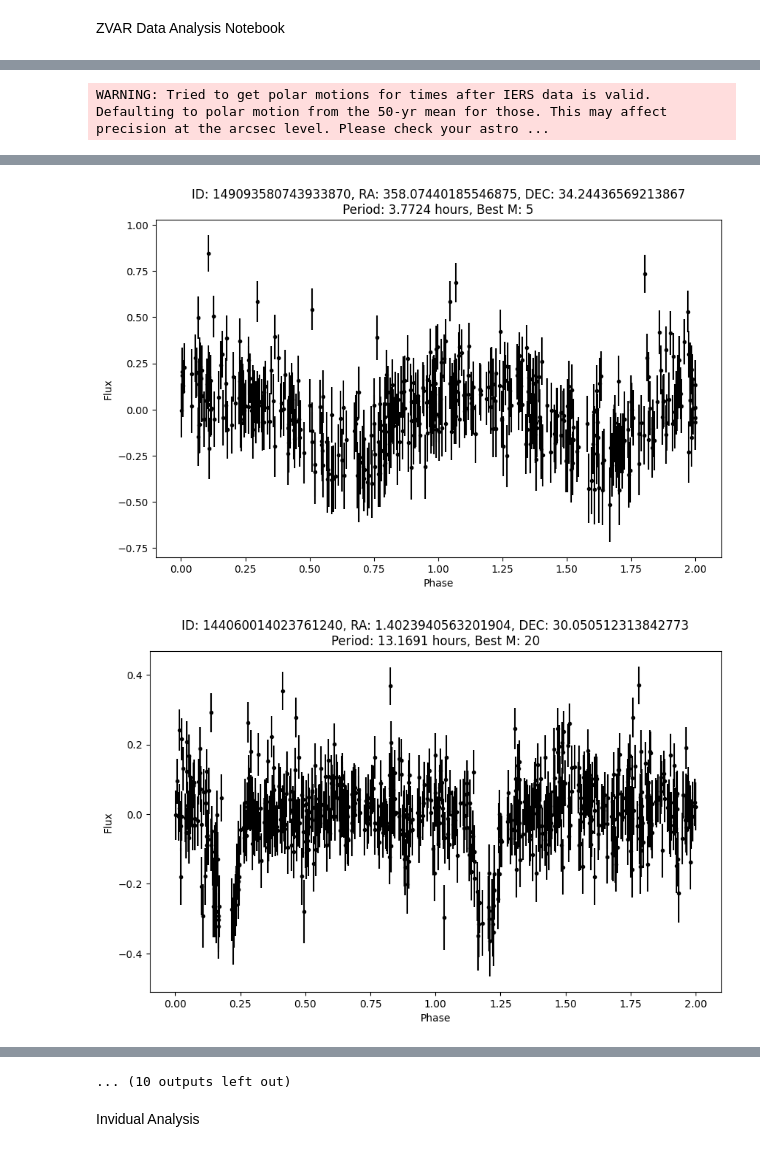
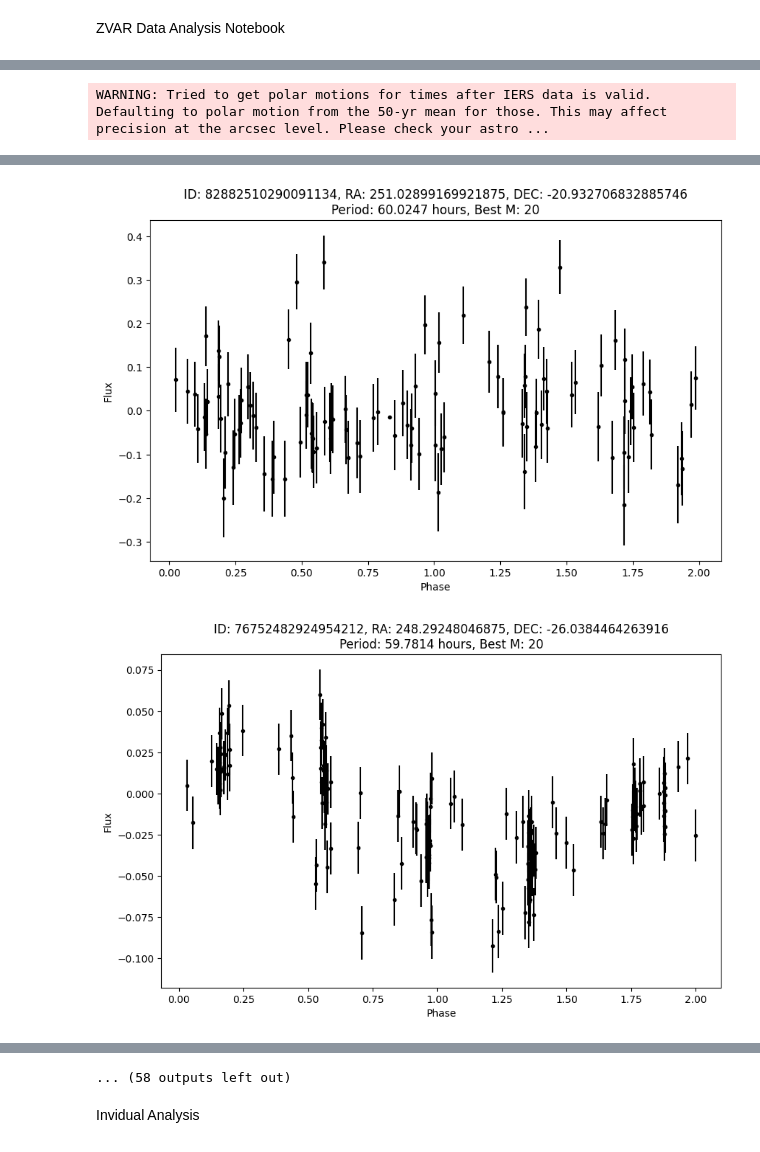
Before and after one commit to zvar-astro/zvar-tools, a Jupyter notebook: PeriodicityCandidates/ZVAR_Analysis.ipynb, the cells around one changed output, grey strips where cells are left out. Drawn from its saved outputs; the diff is of its cells as text; code cells hidden in the pictures.

```diff
--- a/PeriodicityCandidates/ZVAR_Analysis.ipynb
+++ b/PeriodicityCandidates/ZVAR_Analysis.ipynb
@@ -22,6 +22,24 @@ import os
 from astropy.table import Table
 from matplotlib.gridspec import GridSpec
 from matplotlib.colors import LogNorm
+
+credentials = "/data/swhitebook/passwd.json"
+
+with open(credentials) as f:
+    passwd = json.load(f)
+
+username = passwd["melman"]["username"]
+password = passwd["melman"]["password"]
+
+k = Kowalski(
+    protocol="https",
+    host="melman.caltech.edu",
+    port=443,
+    username=username,
+    password=password,
+    verbose=False,
+    timeout=600,
+)
 # %%
 class VariabilityCandidate:
     def __init__(self, psid, ra, dec, valid, freq, fap, best_M, gaia_G, gaia_BP, gaia_RP, gaia_parallax, gaia_MG, gaia_BP_RP):
@@ -269,9 +287,9 @@ def flag_terrestrial_freq(frequencies):
     return keep_freq
 # %%
 band = 'r'
-# cand_files = glob.glob(f'/data/zvar/variability_candidates/0279/*_z{band}.csv', recursive=True)
-cand_files = glob.glob(f'/data/zvar/variability_candidates/0648/*_z{band}.csv', recursive=True)
-cand_files += glob.glob(f'/data/zvar/variability_candidates/0649/*_z{band}.csv', recursive=True)
+cand_files = glob.glob(f'/data/zvar/variability_candidates/0279/*_z{band}.csv', recursive=True)
+# cand_files = glob.glob(f'/data/zvar/variability_candidates/0648/*_z{band}.csv', recursive=True)
+# cand_files += glob.glob(f'/data/zvar/variability_candidates/0649/*_z{band}.csv', recursive=True)
 candidate_list = []
 for file in cand_files:
     df = pd.read_csv(file)
@@ -430,15 +448,7 @@ short_candidates = sorted(short_candidates, key=lambda x: x.fap)
 # %%
-k = Kowalski(
-    protocol="https",
-    host="melman.caltech.edu",
-    port=443,
-    username="swhitebook",
-    password="andromeda123",
-    verbose=False,
-    timeout=600,
-)
 
-candidates = wd_candidates
+
+candidates = red_candidates
 for candidate in candidates:
     result = query_kowalski(k, candidate.ra, candidate.dec, 50)
     if result is not None:
@@ -461,2 +471,2 @@ WARNING: Tried to get polar motions for times after IERS data is valid. Defaulti
-[figure, old version]
+[figure, new version]
-[figure, old version]
+[figure, new version]
@@ -468,4 +478,4 @@ WARNING: Tried to get polar motions for times after IERS data is valid. Defaulti
-... (10 outputs left out)
+... (58 outputs left out)
 # %% [markdown]
 Invidual Analysis
 # %%
```
Also changed, not shown: parts of 3 cells of this notebook, 2 other files.
